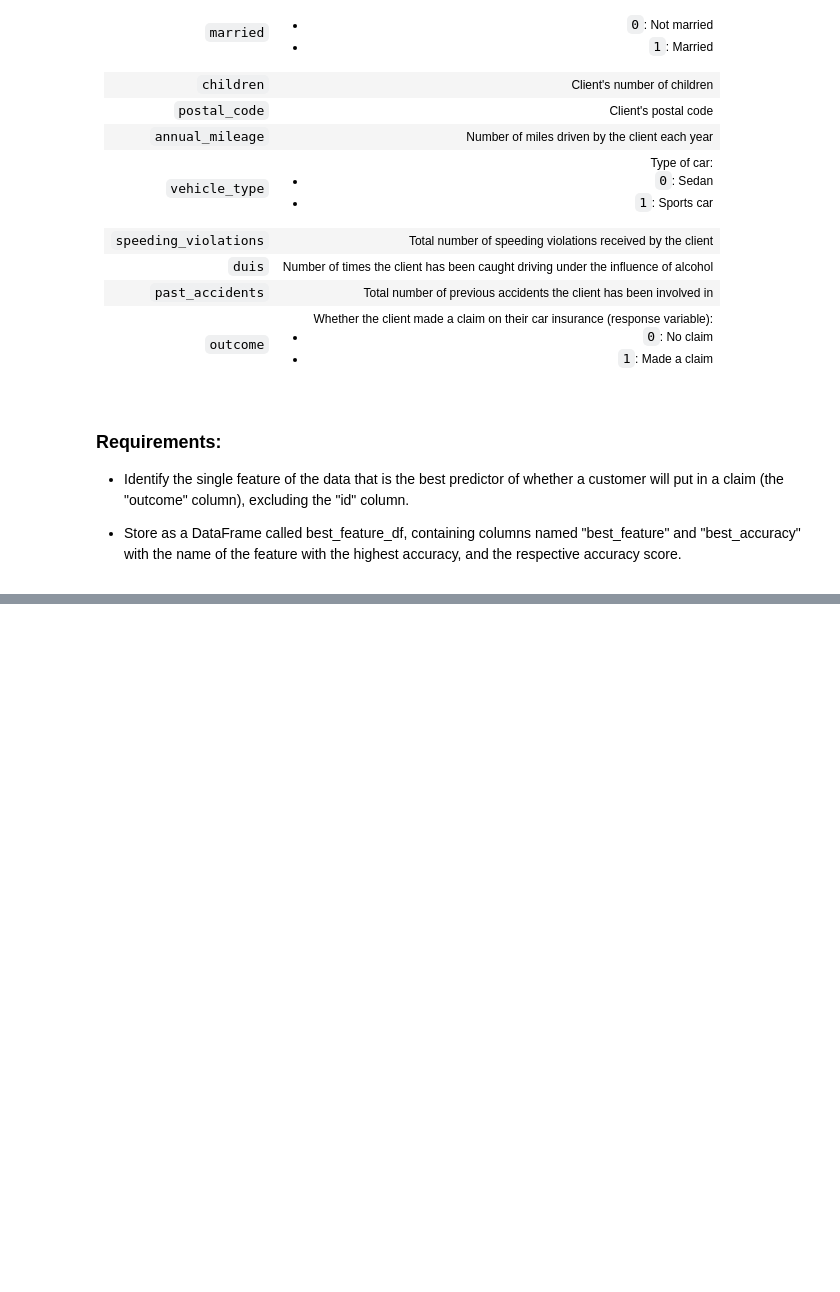
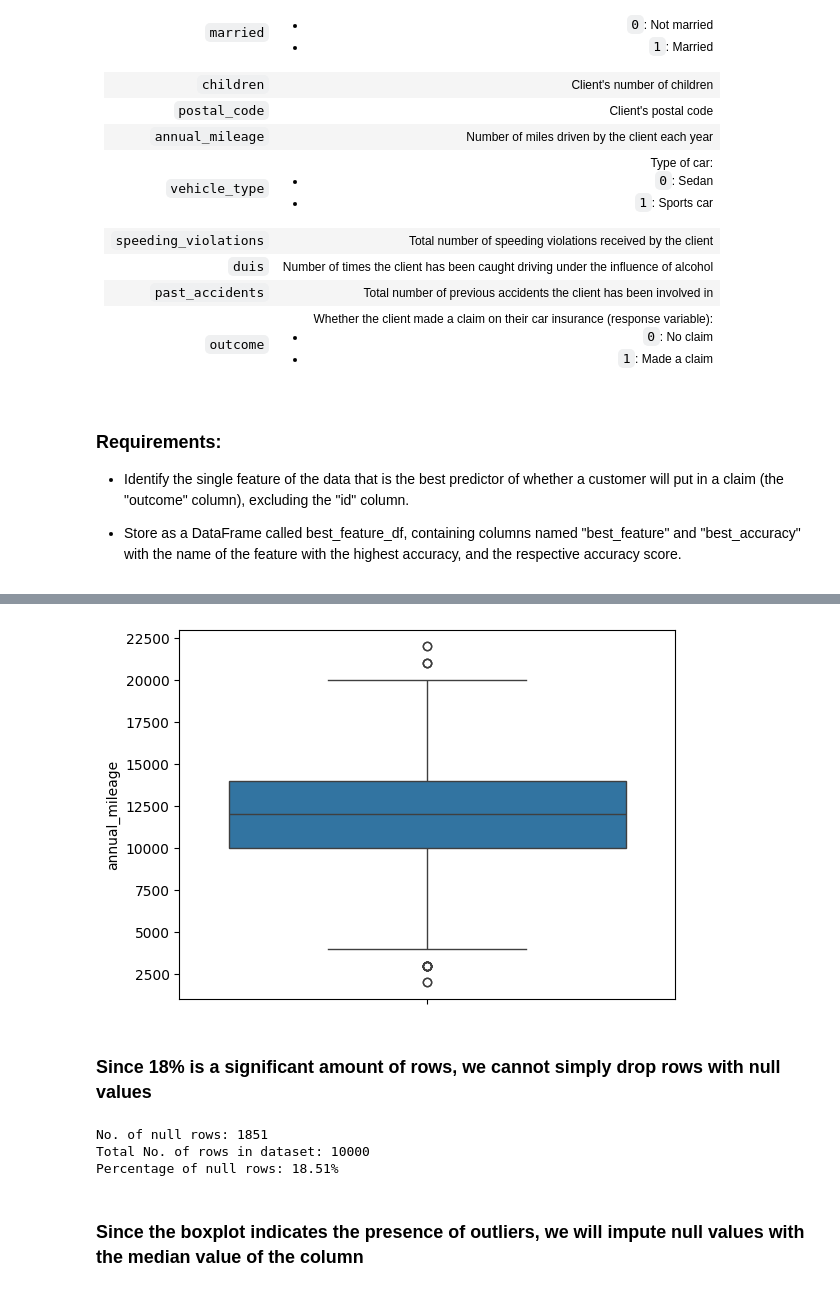
Before and after one commit to kend0t/DataCamp-Projects, a Jupyter notebook: Modeling Car Insurance Claim Outcomes/notebook.ipynb, the cells around one changed output, grey strips where cells are left out. Drawn from its saved outputs; the diff is of its cells as text; code cells hidden in the pictures; blank space fills up the shorter version.

```diff
--- a/Modeling Car Insurance Claim Outcomes/notebook.ipynb
+++ b/Modeling Car Insurance Claim Outcomes/notebook.ipynb
@@ -48,0 +89,21 @@ from statsmodels.formula.api import logit
+# %%
+# Check the distribution of annual_mileage values
+sns.boxplot(y="annual_mileage",data=car_insurance)
+plt.show()
+# %% [output]
+[figure, added]
+# %% [markdown]
+### Since 18% is a significant amount of rows, we cannot simply drop rows with null values
+# %%
+# Compute the percentage of missing rows
+nulls = car_insurance.isnull().any(axis=1).sum()
+print("No. of null rows: " + str(nulls))
+print("Total No. of rows in dataset: " + str(len(car_insurance)))
+percentage = nulls/len(car_insurance)*100
+print("Percentage of null rows: " + str(round(percentage,2))+"%")
+# %% [output]
+No. of null rows: 1851
+Total No. of rows in dataset: 10000
+Percentage of null rows: 18.51%
+# %% [markdown]
+### Since the boxplot indicates the presence of outliers, we will impute null values with the median value of the column
```
Also changed, not shown: parts of 8 cells of this notebook.
